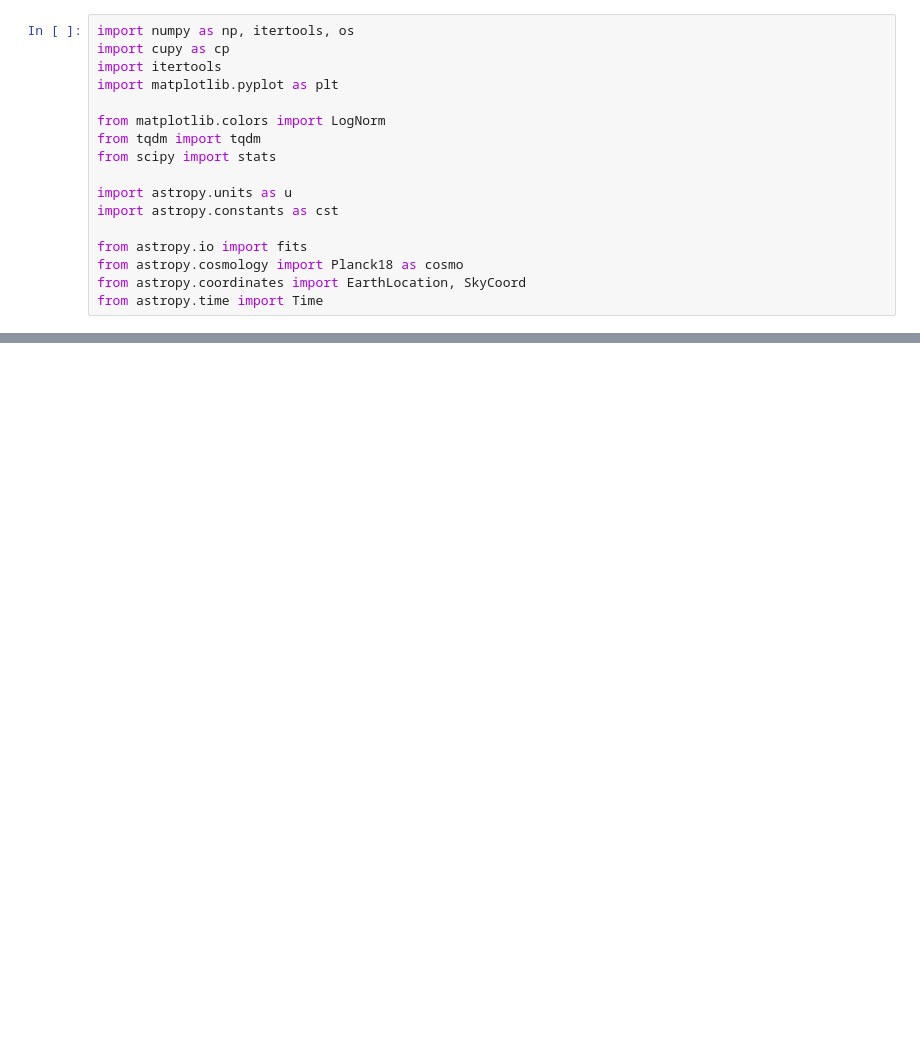
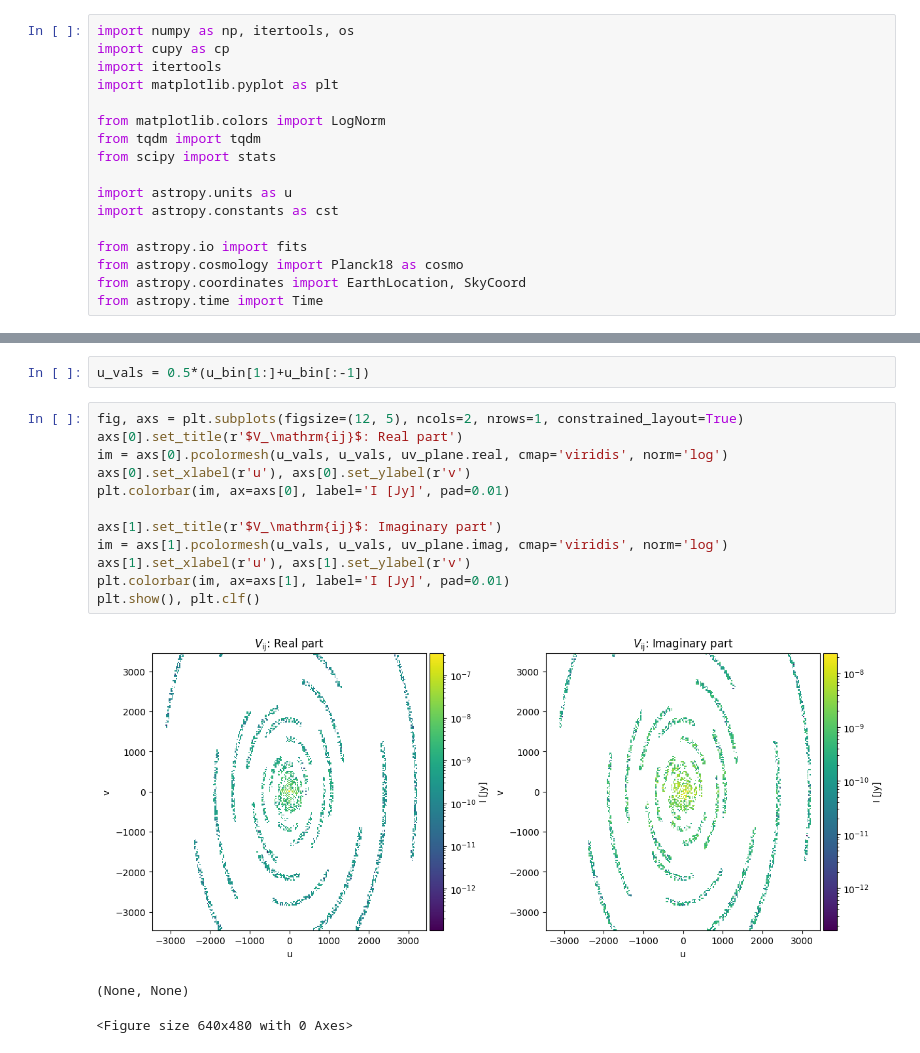
Before and after one commit to micbia/mirto, a Jupyter notebook: run_mirto.ipynb, the cells around one changed output, grey strips where cells are left out. Drawn from its saved outputs; the diff is of its cells as text; blank space fills up the shorter version.

```diff
--- a/run_mirto.ipynb
+++ b/run_mirto.ipynb
@@ -149,0 +163,18 @@ Wall time: 4.69 s
+# %%
+u_vals = 0.5*(u_bin[1:]+u_bin[:-1])
+# %%
+fig, axs = plt.subplots(figsize=(12, 5), ncols=2, nrows=1, constrained_layout=True)
+axs[0].set_title(r'$V_\mathrm{ij}$: Real part')
+im = axs[0].pcolormesh(u_vals, u_vals, uv_plane.real, cmap='viridis', norm='log')
+axs[0].set_xlabel(r'u'), axs[0].set_ylabel(r'v')
+plt.colorbar(im, ax=axs[0], label='I [Jy]', pad=0.01)
+
+axs[1].set_title(r'$V_\mathrm{ij}$: Imaginary part')
+im = axs[1].pcolormesh(u_vals, u_vals, uv_plane.imag, cmap='viridis', norm='log')
+axs[1].set_xlabel(r'u'), axs[1].set_ylabel(r'v')
+plt.colorbar(im, ax=axs[1], label='I [Jy]', pad=0.01)
+plt.show(), plt.clf()
+# %% [output]
+[figure, added]
+(None, None)
+<Figure size 640x480 with 0 Axes>
```
Also changed, not shown: parts of 22 cells of this notebook, 2 other files.
